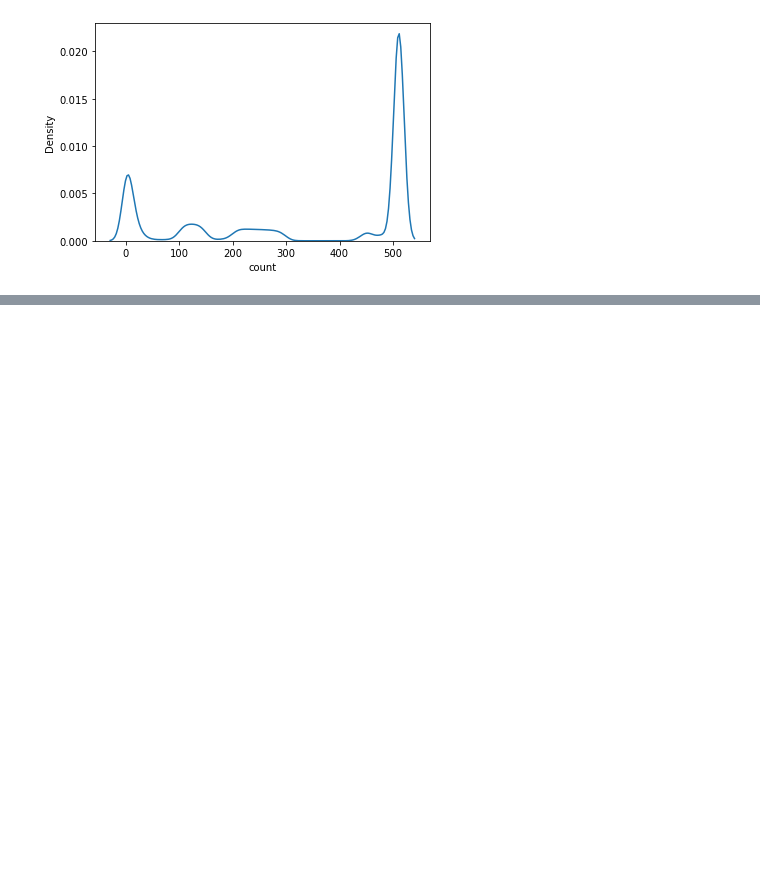
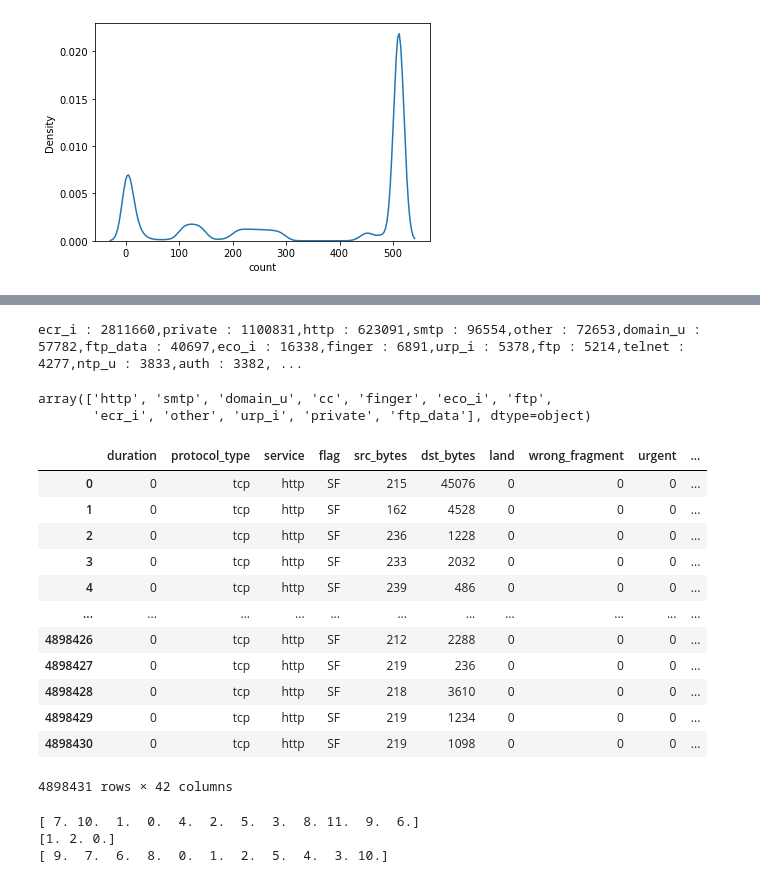
Before and after one commit to TeamEpicProjects/Network-Anomaly-Detection, a Jupyter notebook: Network anomaly detection - EDA.ipynb, the cells around one changed output, grey strips where cells are left out. Drawn from its saved outputs; the diff is of its cells as text; code cells hidden in the pictures; blank space fills up the shorter version.

```diff
--- a/Network anomaly detection - EDA.ipynb
+++ b/Network anomaly detection - EDA.ipynb
@@ -186,0 +209,38 @@ sns.kdeplot(x = kdd['count'])
+# %%
+labels=data_kdd['service'].unique()
+values=[]
+for i in labels:
+    values.append(len(data_kdd.loc[(data_kdd['service']==i)]))
+
+ar=sorted(list(zip(values,labels)),reverse=True)
+for i in ar:
+    print("{} : {}".format(i[1],i[0]),end=",")
+# %% [output]
+ecr_i : 2811660,private : 1100831,http : 623091,smtp : 96554,other : 72653,domain_u : 57782,ftp_data : 40697,eco_i : 16338,finger : 6891,urp_i : 5378,ftp : 5214,telnet : 4277,ntp_u : 3833,auth : 3382, ...
+# %%
+df=data_kdd
+ser_c=[]
+for i in ar[11:]:
+    ser_c.append(i[1])
+df['service']=df['service'].replace(ser_c,'cc')
+# %%
+df['service'].unique()
+# %% [output]
+array(['http', 'smtp', 'domain_u', 'cc', 'finger', 'eco_i', 'ftp',
+       'ecr_i', 'other', 'urp_i', 'private', 'ftp_data'], dtype=object)
+# %%
+df
+# %% [output]
+|  | duration | protocol_type | service | flag | src_bytes | dst_bytes | land | wrong_fragment | urgent | ... |
+| 0 | 0 | tcp | http | SF | 215 | 45076 | 0 | 0 | 0 | ... |
+| 1 | 0 | tcp | http | SF | 162 | 4528 | 0 | 0 | 0 | ... |
+| 2 | 0 | tcp | http | SF | 236 | 1228 | 0 | 0 | 0 | ... |
+| 3 | 0 | tcp | http | SF | 233 | 2032 | 0 | 0 | 0 | ... |
+| 4 | 0 | tcp | http | SF | 239 | 486 | 0 | 0 | 0 | ... |
+| ... | ... | ... | ... | ... | ... | ... | ... | ... | ... | ... |
+| 4898426 | 0 | tcp | http | SF | 212 | 2288 | 0 | 0 | 0 | ... |
+| 4898427 | 0 | tcp | http | SF | 219 | 236 | 0 | 0 | 0 | ... |
+| 4898428 | 0 | tcp | http | SF | 218 | 3610 | 0 | 0 | 0 | ... |
+| 4898429 | 0 | tcp | http | SF | 219 | 1234 | 0 | 0 | 0 | ... |
+| 4898430 | 0 | tcp | http | SF | 219 | 1098 | 0 | 0 | 0 | ... |
+4898431 rows × 42 columns
@@ -186,0 +252,12 @@ sns.kdeplot(x = kdd['count'])
+# %%
+x_df["service_c"] = ord_enc.fit_transform(x_df[["service"]])
+x_df["protocol_type_c"] = ord_enc.fit_transform(x_df[["protocol_type"]])
+x_df["flag_c"] = ord_enc.fit_transform(x_df[["flag"]])
+
+print(x_df['service_c'].unique())
+print(x_df['protocol_type_c'].unique())
+print(x_df['flag_c'].unique())
+# %% [output]
+[ 7. 10.  1.  0.  4.  2.  5.  3.  8. 11.  9.  6.]
+[1. 2. 0.]
+[ 9.  7.  6.  8.  0.  1.  2.  5.  4.  3. 10.]
```
Also changed, not shown: parts of 10 cells of this notebook.
